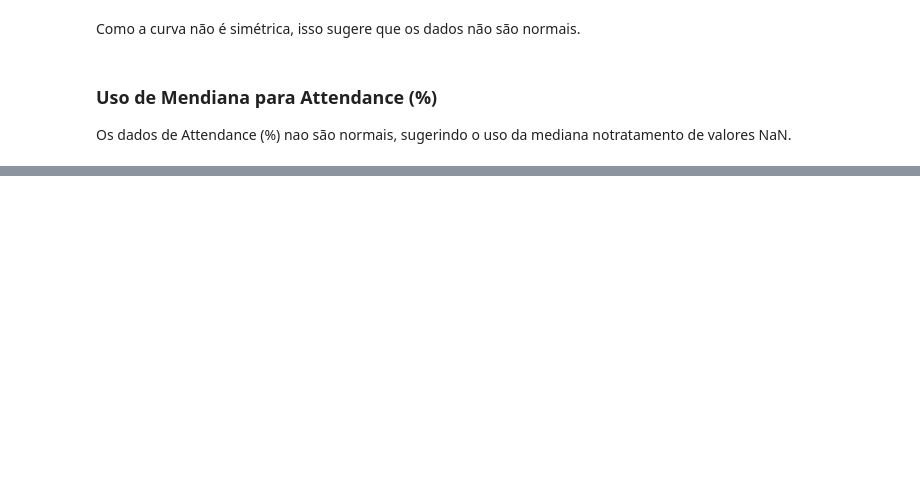
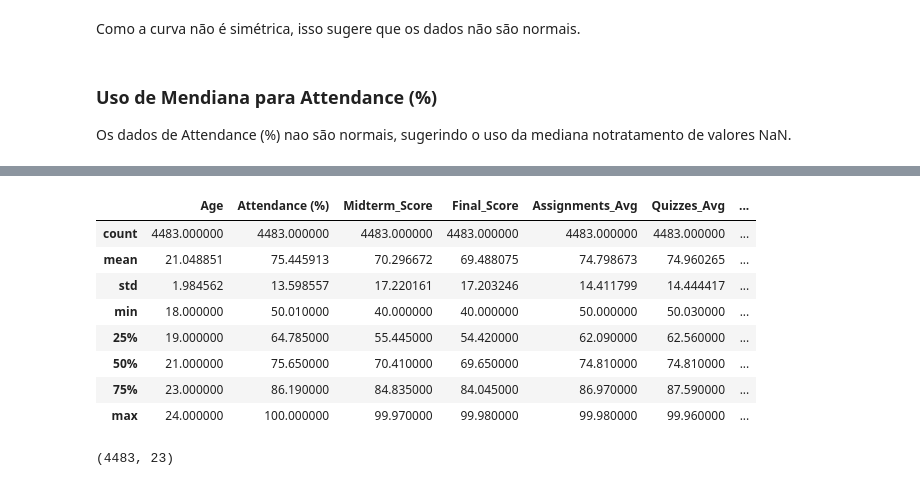
Before and after one commit to FelipeSteudel/Felipe_Steudel-CA1-ML_for_Business, a Jupyter notebook: Felipe Steudel - CA1 - Machine Learning for Business.ipynb, the cells around one changed output, grey strips where cells are left out. Cells and saved outputs as stored; diff of their text form; code cells hidden in the pictures; blank space fills up the shorter version.

```diff
--- a/Felipe Steudel - CA1 - Machine Learning for Business.ipynb
+++ b/Felipe Steudel - CA1 - Machine Learning for Business.ipynb
@@ -126,0 +147,16 @@ plt.show()
+# %%
+df.describe()
+# %% [output]
+|  | Age | Attendance (%) | Midterm_Score | Final_Score | Assignments_Avg | Quizzes_Avg | ... |
+| count | 4483.000000 | 4483.000000 | 4483.000000 | 4483.000000 | 4483.000000 | 4483.000000 | ... |
+| mean | 21.048851 | 75.445913 | 70.296672 | 69.488075 | 74.798673 | 74.960265 | ... |
+| std | 1.984562 | 13.598557 | 17.220161 | 17.203246 | 14.411799 | 14.444417 | ... |
+| min | 18.000000 | 50.010000 | 40.000000 | 40.000000 | 50.000000 | 50.030000 | ... |
+| 25% | 19.000000 | 64.785000 | 55.445000 | 54.420000 | 62.090000 | 62.560000 | ... |
+| 50% | 21.000000 | 75.650000 | 70.410000 | 69.650000 | 74.810000 | 74.810000 | ... |
+| 75% | 23.000000 | 86.190000 | 84.835000 | 84.045000 | 86.970000 | 87.590000 | ... |
+| max | 24.000000 | 100.000000 | 99.970000 | 99.980000 | 99.980000 | 99.960000 | ... |
+# %%
+df.shape
+# %% [output]
+(4483, 23)
```
Also changed, not shown: parts of 6 cells of this notebook.
